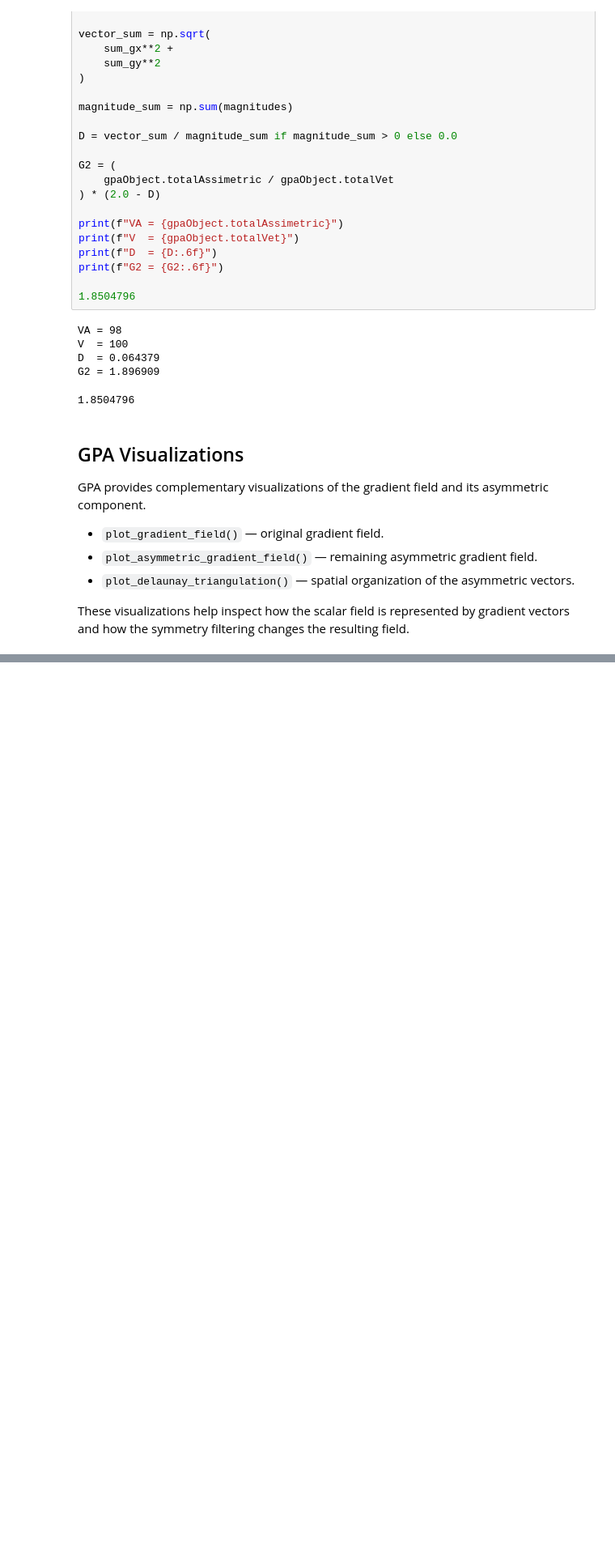
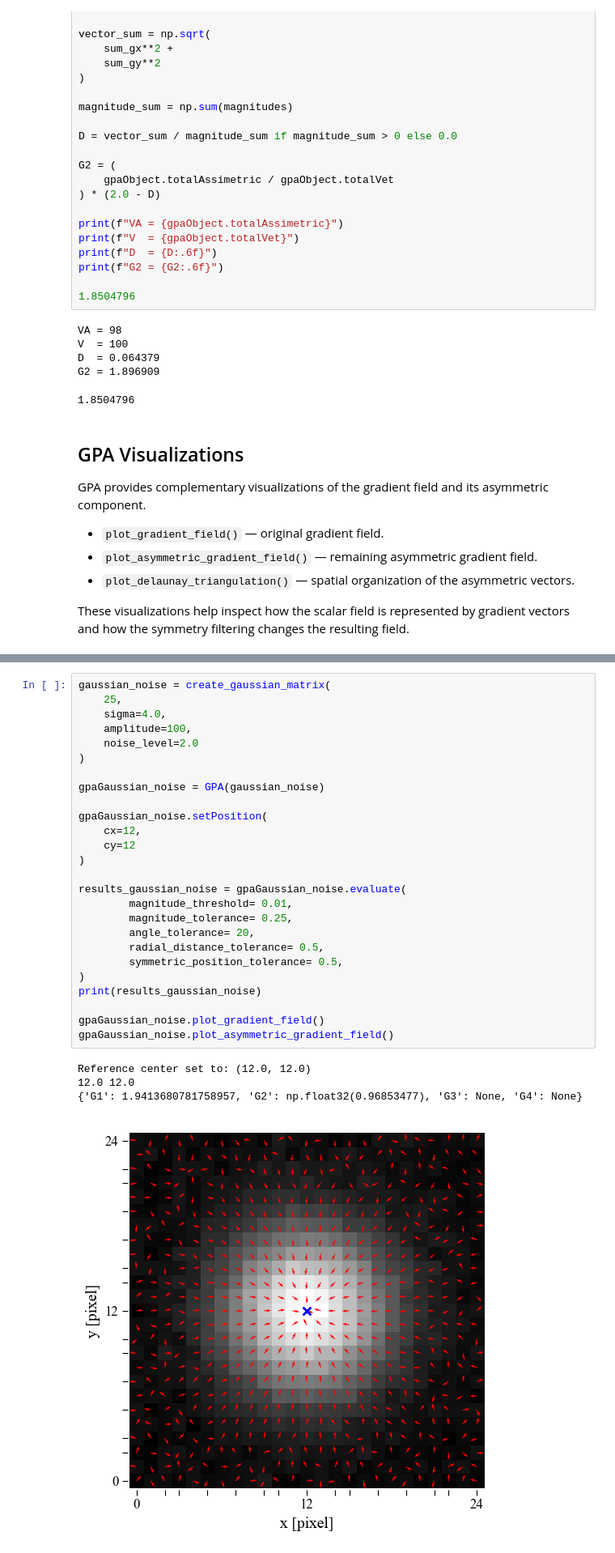
Before and after one commit to Desduh/gpa, a Jupyter notebook: Notebooks/gpa_gradient_latice_inspection.ipynb.ipynb, the cells around one changed output, grey strips where cells are left out. Shown at 81% size. Drawn from its saved outputs; the diff is of its cells as text; blank space fills up the shorter version.

```diff
--- a/Notebooks/gpa_gradient_latice_inspection.ipynb.ipynb
+++ b/Notebooks/gpa_gradient_latice_inspection.ipynb.ipynb
@@ -275,0 +339,31 @@ gpaObject.plot_asymmetric_gradient_field()
+# %%
+gaussian_noise = create_gaussian_matrix(
+    25,
+    sigma=4.0,
+    amplitude=100,
+    noise_level=2.0
+)
+
+gpaGaussian_noise = GPA(gaussian_noise)
+
+gpaGaussian_noise.setPosition(
+    cx=12,
+    cy=12
+)
+
+results_gaussian_noise = gpaGaussian_noise.evaluate(
+        magnitude_threshold= 0.01,
+        magnitude_tolerance= 0.25,
+        angle_tolerance= 20,
+        radial_distance_tolerance= 0.5,
+        symmetric_position_tolerance= 0.5,
+)
+print(results_gaussian_noise)
+
+gpaGaussian_noise.plot_gradient_field()
+gpaGaussian_noise.plot_asymmetric_gradient_field()
+# %% [output]
+Reference center set to: (12.0, 12.0)
+12.0 12.0
+{'G1': 1.9413680781758957, 'G2': np.float32(0.96853477), 'G3': None, 'G4': None}
+[figure, added]
```
Also changed, not shown: parts of 8 cells of this notebook, 5 other files.
